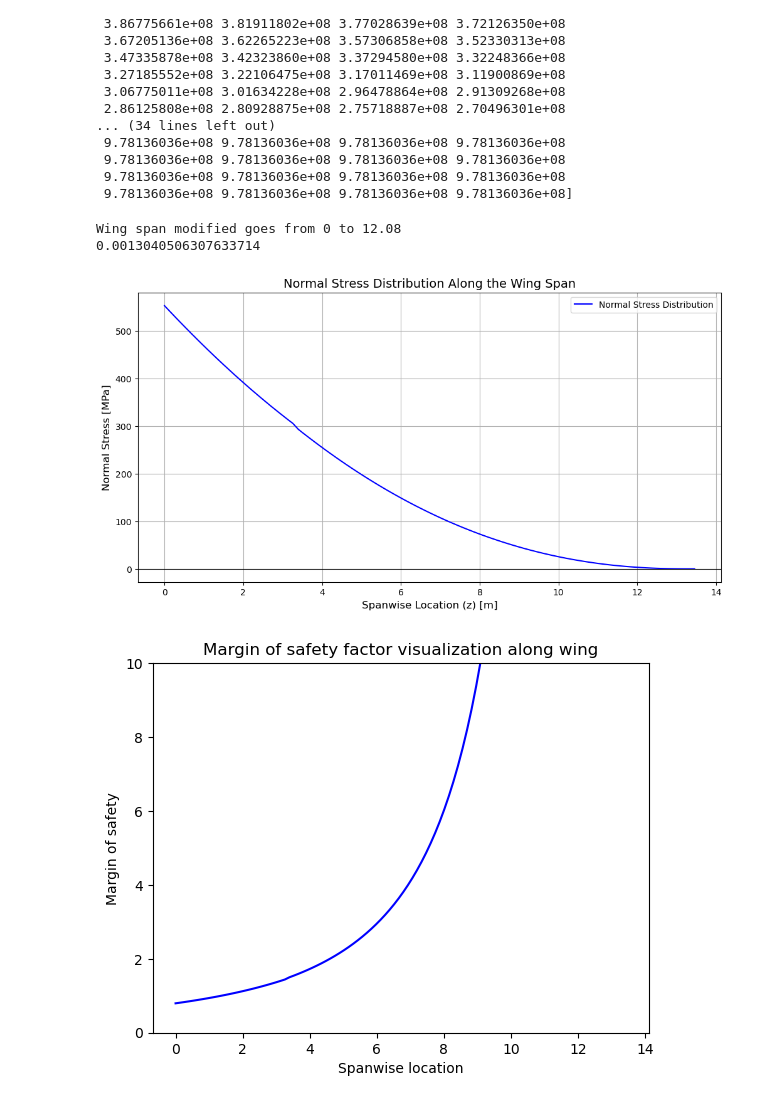
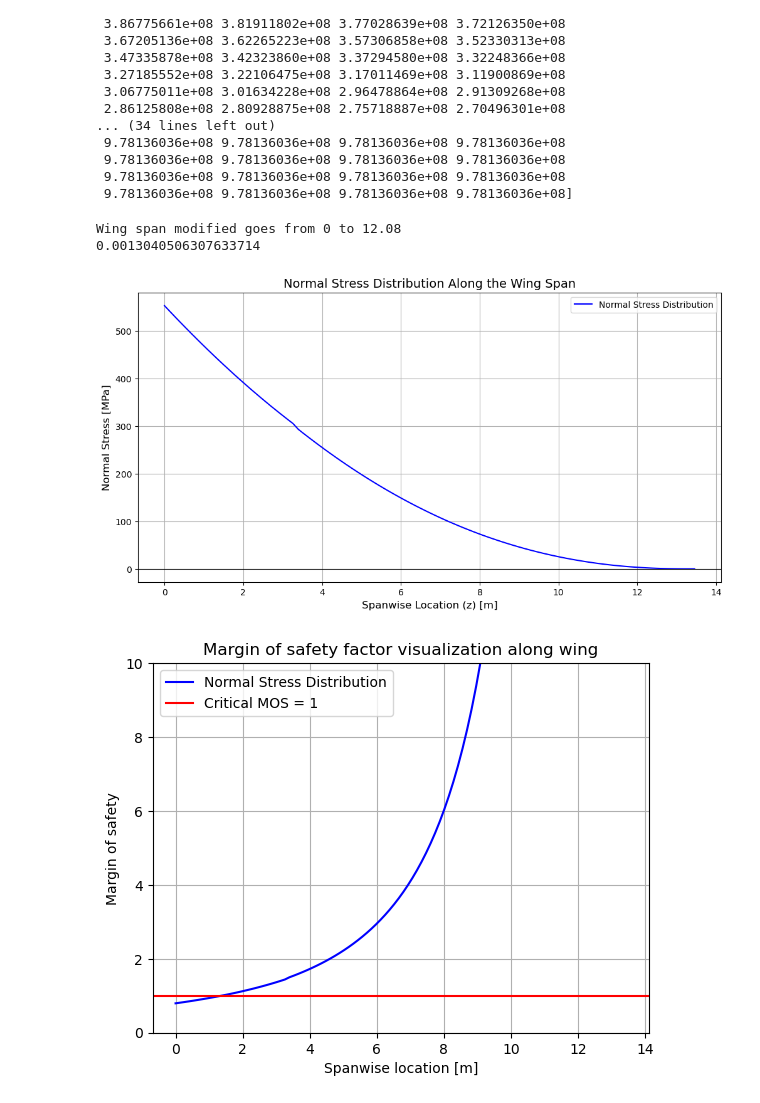
Before and after one commit to federicoangioni/AE2111-I-Aerospace-System-Design, a Jupyter notebook: WP4-5/main_faster.ipynb, the cells around one changed output. Cells and saved outputs as stored; diff of their text form; code cells hidden in the pictures.

```diff
--- a/WP4-5/main_faster.ipynb
+++ b/WP4-5/main_faster.ipynb
@@ -344,32 +344,35 @@ def main():
     plt.show()
 
     def margin_of_safety(): # z = location along span
         margin_of_safety = 440000000/stress_distribution
         return margin_of_safety # should be greater than 1 everywhere, otherwise expect failure, can come close to 1 tho not lower
 
     MOS_tens_tab = []
     z_tab = []
 
     def graph_tension_MOS():
         z_values = np.linspace(1, 26.9/2, 1000)
         i=0
         for z in z_points:
             MOS_tens_tab.append(margin_of_safety()[i])
             z_tab.append(z)
             i+=1
         plt.plot(z_points, MOS_tens_tab, label="Normal Stress Distribution", color="blue")
         plt.title('Margin of safety factor visualization along wing')
-        plt.xlabel('Spanwise location')
+        plt.axhline(y = 1, color = 'r', linestyle = '-', label='Critical MOS = 1')
+        plt.legend()
+        plt.grid(True)
+        plt.xlabel('Spanwise location [m]')
         plt.ylabel('Margin of safety')
         plt.ylim(0, 10)  # Set the y-axis limits
         plt.show()
 
     graph_tension_MOS()
 
 if __name__ == "__main__":
     main()
 # %% [output]
 Wing span modified goes from 0 to 12.08
 0.0013040506307633714
 [figure]
-[figure, old version]
+[figure, new version]
```
Also changed, not shown: 3 other files.
